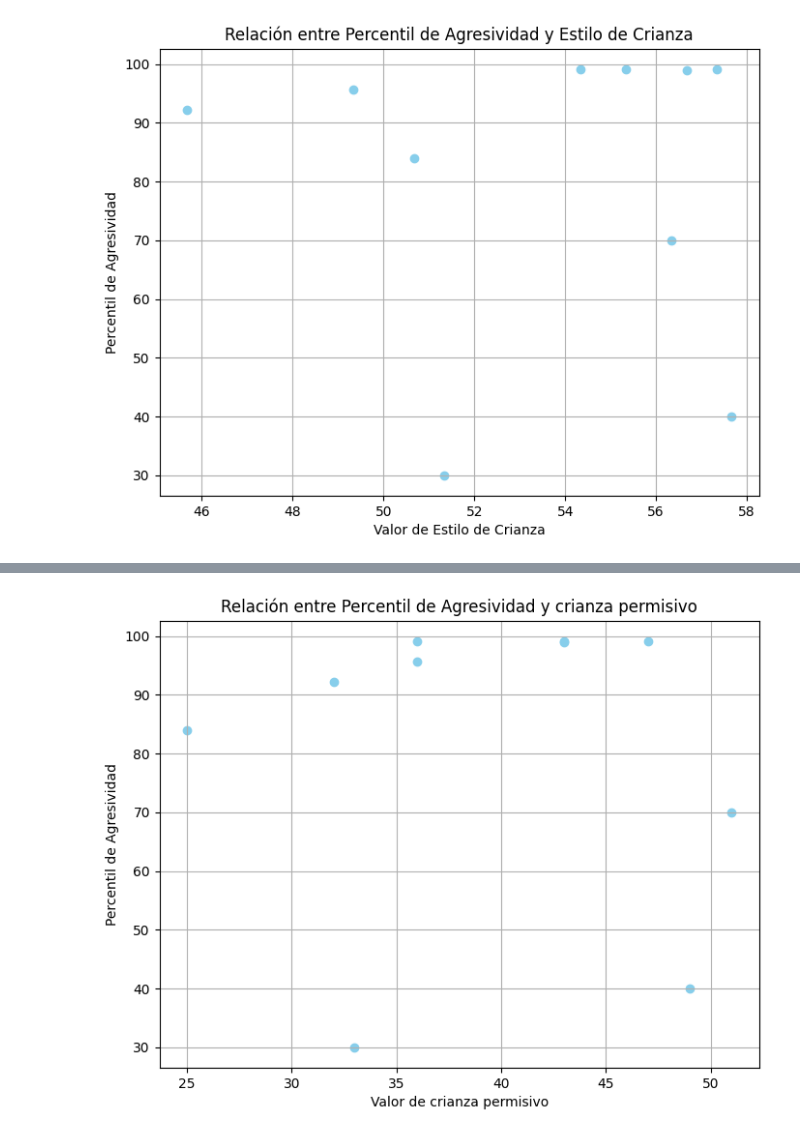
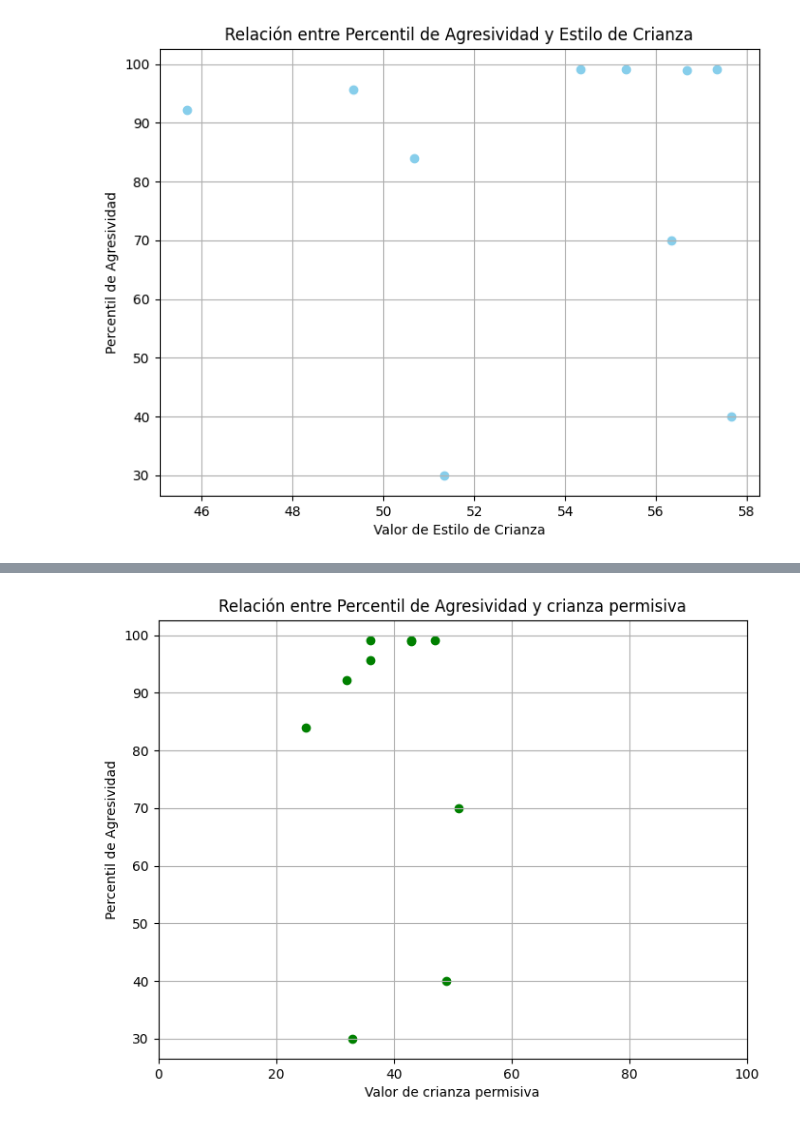
Before and after one commit to EmilDey/raulcabs, a Jupyter notebook: encuestas_CAB.ipynb, the cells around one changed output, grey strips where cells are left out. Saved outputs shown, nothing was run; the diff lists cells and outputs as text; code cells hidden in the pictures.

```diff
--- a/encuestas_CAB.ipynb
+++ b/encuestas_CAB.ipynb
@@ -474,22 +445,23 @@ plt.show()
 # %%
 df_crianza_transpuesto = df_crianza.transpose()
 
 # Seleccionar los valores del estilo de crianza
 valores_estilo_crianza = df_crianza_transpuesto.permisivo
 
 # Seleccionar los percentiles de agresividad
 percentiles_agresividad = df_clasificado.loc['Percentil_Agresivo']
 
 # Crear un gráfico de dispersión
 plt.figure(figsize=(8, 6))
-plt.scatter(valores_estilo_crianza, percentiles_agresividad, color='skyblue')
-plt.title('Relación entre Percentil de Agresividad y crianza permisivo')
-plt.xlabel('Valor de crianza permisivo')
+plt.scatter(valores_estilo_crianza, percentiles_agresividad, color='green')
+plt.title('Relación entre Percentil de Agresividad y crianza permisiva')
+plt.xlabel('Valor de crianza permisiva')
+plt.xlim(0, 100)
 plt.ylabel('Percentil de Agresividad')
 plt.grid(True)
 plt.show()
 # %% [output]
-[figure, old version]
+[figure, new version]
 # %%
 df_crianza_transpuesto = df_crianza.transpose()
 
```
Also changed, not shown: parts of 5 cells of this notebook.
